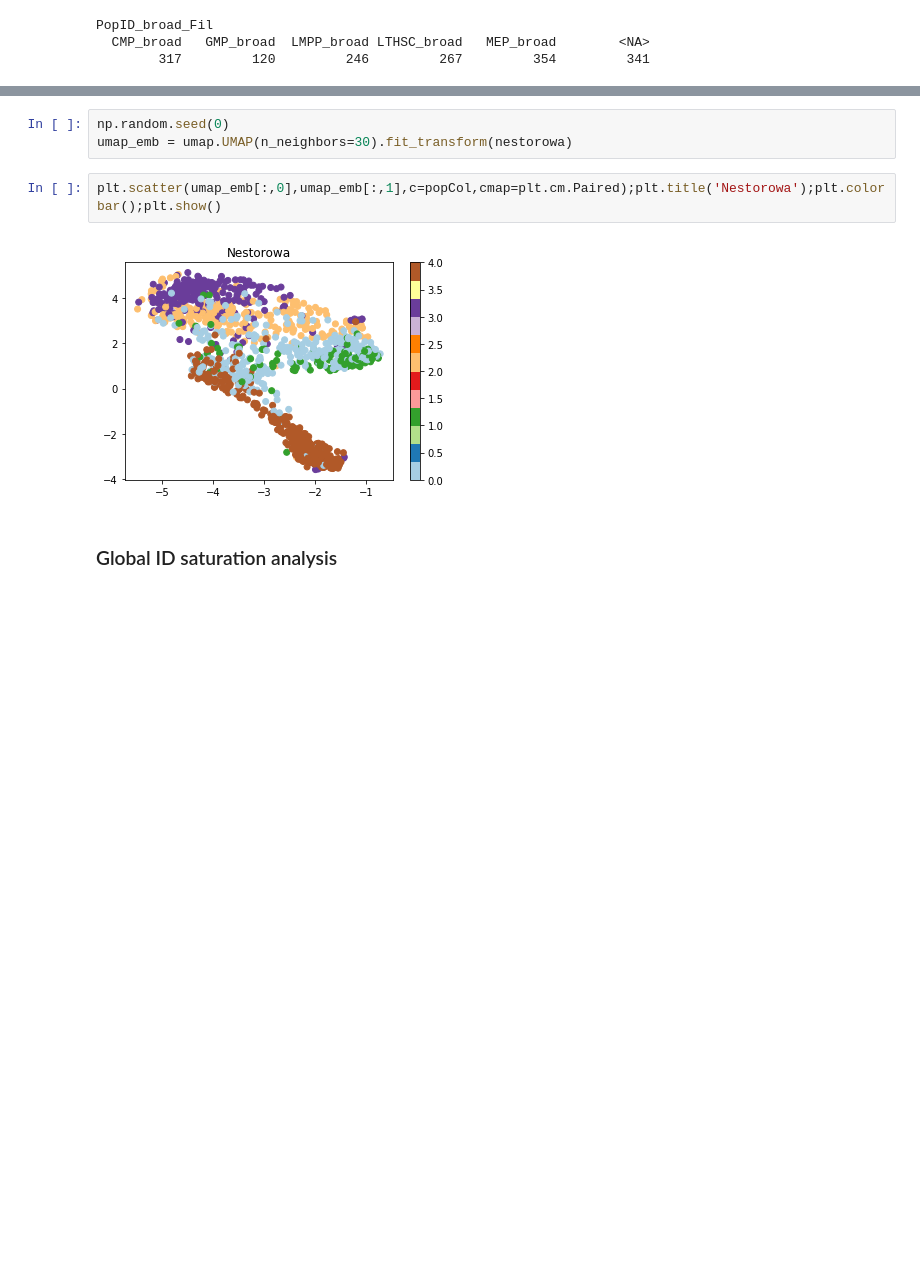
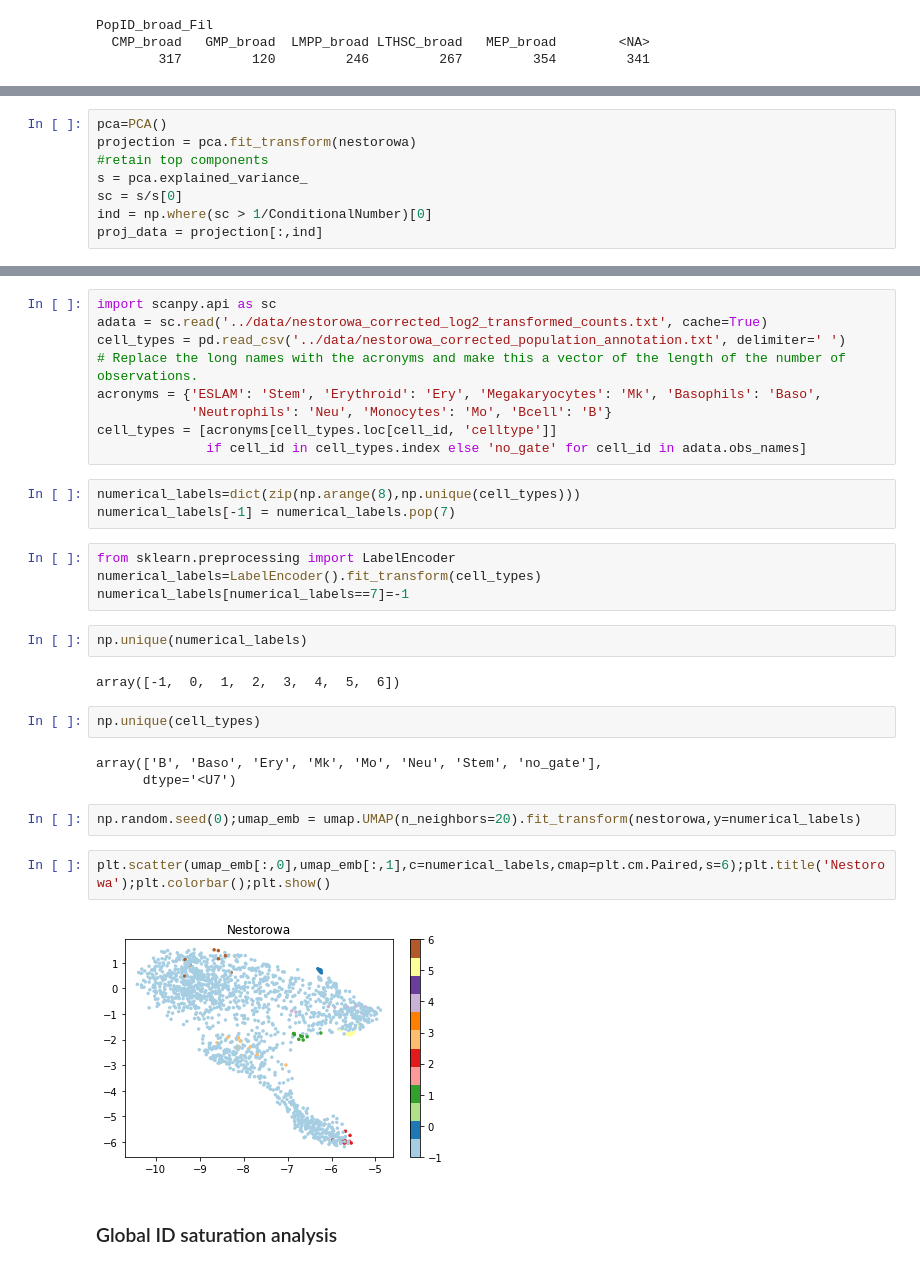
Before and after one commit to j-bac/id-concentration, a Jupyter notebook: notebooks/Test-concentration-estimators-nestorowa.ipynb, the cells around one changed output, grey strips where cells are left out. Drawn from its saved outputs; the diff is of its cells as text; blank space fills up the shorter version.

```diff
--- a/notebooks/Test-concentration-estimators-nestorowa.ipynb
+++ b/notebooks/Test-concentration-estimators-nestorowa.ipynb
@@ -394,0 +455,8 @@ for i0,i in enumerate(PopID):
+# %%
+pca=PCA()
+projection = pca.fit_transform(nestorowa)
+#retain top components
+s = pca.explained_variance_
+sc = s/s[0]
+ind = np.where(sc > 1/ConditionalNumber)[0]
+proj_data = projection[:,ind]
@@ -395,10 +470,34 @@ for i0,i in enumerate(PopID):
+# %%
+import scanpy.api as sc
+adata = sc.read('../data/nestorowa_corrected_log2_transformed_counts.txt', cache=True)
+cell_types = pd.read_csv('../data/nestorowa_corrected_population_annotation.txt', delimiter=' ')
+# Replace the long names with the acronyms and make this a vector of the length of the number of observations.
+acronyms = {'ESLAM': 'Stem', 'Erythroid': 'Ery', 'Megakaryocytes': 'Mk', 'Basophils': 'Baso',
+            'Neutrophils': 'Neu', 'Monocytes': 'Mo', 'Bcell': 'B'}
+cell_types = [acronyms[cell_types.loc[cell_id, 'celltype']]
+              if cell_id in cell_types.index else 'no_gate' for cell_id in adata.obs_names]
+# %%
+numerical_labels=dict(zip(np.arange(8),np.unique(cell_types)))
+numerical_labels[-1] = numerical_labels.pop(7)
+# %%
+from sklearn.preprocessing import LabelEncoder
+numerical_labels=LabelEncoder().fit_transform(cell_types)
+numerical_labels[numerical_labels==7]=-1
+# %%
+np.unique(numerical_labels)
+# %% [output]
+array([-1,  0,  1,  2,  3,  4,  5,  6])
+# %%
+np.unique(cell_types)
+# %% [output]
+array(['B', 'Baso', 'Ery', 'Mk', 'Mo', 'Neu', 'Stem', 'no_gate'],
+      dtype='<U7')
 # %%
-np.random.seed(0)
-umap_emb = umap.UMAP(n_neighbors=30).fit_transform(nestorowa)
+np.random.seed(0);umap_emb = umap.UMAP(n_neighbors=20).fit_transform(nestorowa,y=numerical_labels)
 # %%
-plt.scatter(umap_emb[:,0],umap_emb[:,1],c=popCol,cmap=plt.cm.Paired);plt.title('Nestorowa');plt.colorbar();plt.show()
+plt.scatter(umap_emb[:,0],umap_emb[:,1],c=numerical_labels,cmap=plt.cm.Paired,s=6);plt.title('Nestorowa');plt.colorbar();plt.show()
 # %% [output]
-[figure, old version]
+[figure, new version]
 # %% [markdown]
 ### Global ID saturation analysis
 # %%
```
Also changed, not shown: parts of 12 cells of this notebook, 22 other files.
